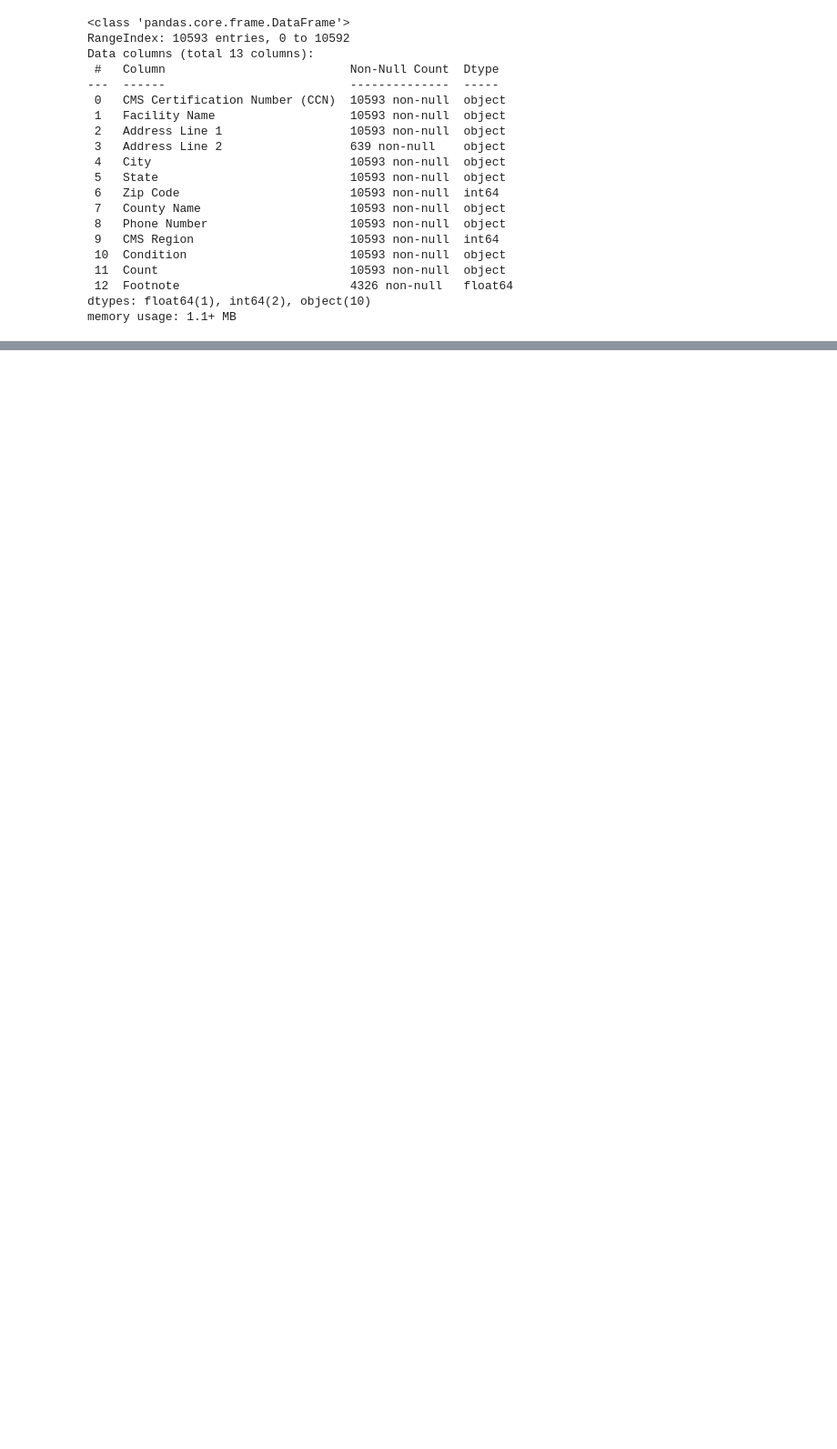
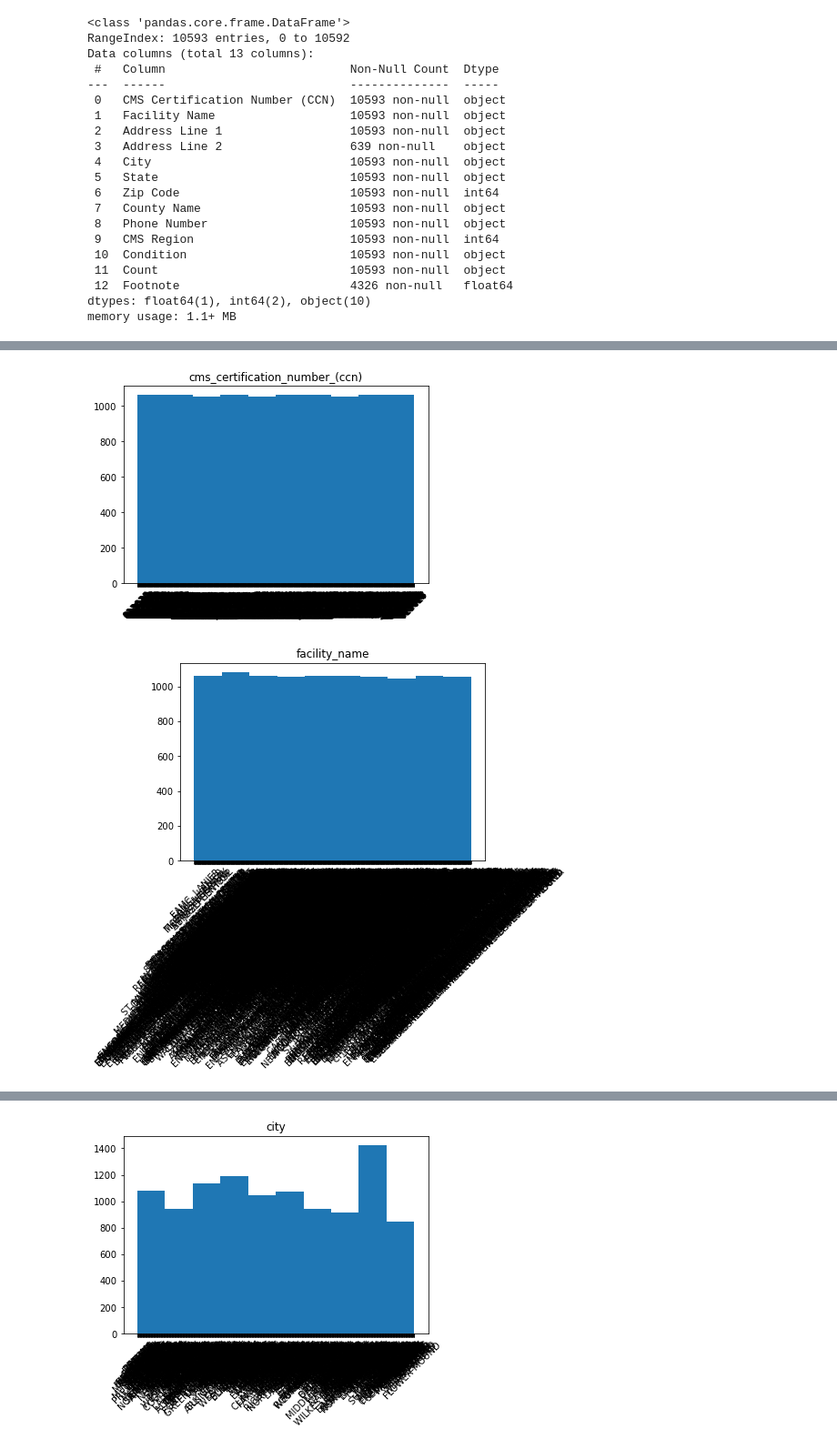
Before and after one commit to AJMartinezLlanes/medicare-inpatient-rehab-conditions, a Jupyter notebook: wrangle.ipynb, the cells around one changed output, grey strips where cells are left out. Shown at 91% size. Drawn from its saved outputs; the diff is of its cells as text; code cells hidden in the pictures; blank space fills up the shorter version.

```diff
--- a/wrangle.ipynb
+++ b/wrangle.ipynb
@@ -68,0 +111,3 @@ df.describe()
+# %%
+df.columns = [column.lower().replace(' ', '_').replace('-','_') for column in df]
+df.columns
@@ -68,0 +123,2 @@ df.describe()
+# %%
+df.rename(columns={'count':'number_of_instances'}, inplace=True)
@@ -68,0 +160,2 @@ df.describe()
+# %%
+df.number_of_instances.replace({'Less than 11':'10', 'Not Available':'0'}, inplace=True)
@@ -68,0 +181,2 @@ df.describe()
+# %%
+df = df.astype({'number_of_instances':'int'})
@@ -68,0 +203,14 @@ df.describe()
+# %%
+# List of columns
+cols = df [df.columns[(df.isnull().sum() == 0)]]
+for col in cols:
+
+    # Title with columns name.
+    plt.title(col)
+    # histogram of each column
+    plt.hist(df[col])
+    plt.xticks(rotation=45)
+    plt.show()
+# %% [output]
+[figure, added]
+[figure, added]
@@ -68,0 +218 @@ df.describe()
+[figure, added]
```
Also changed, not shown: parts of 41 cells of this notebook, 3 other files.
